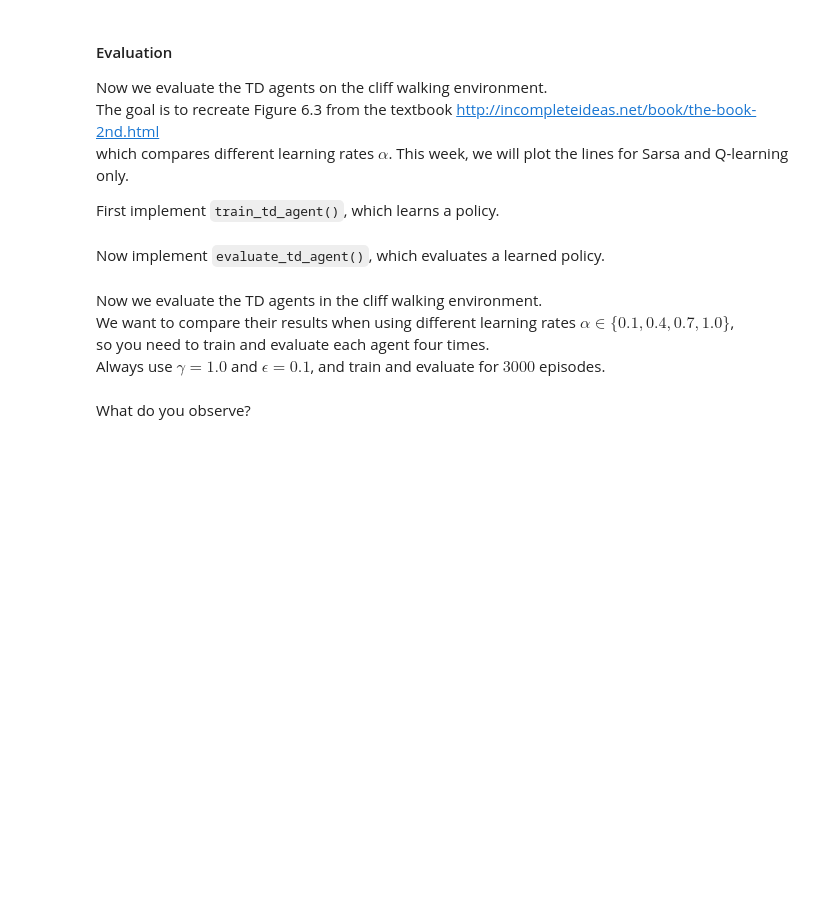
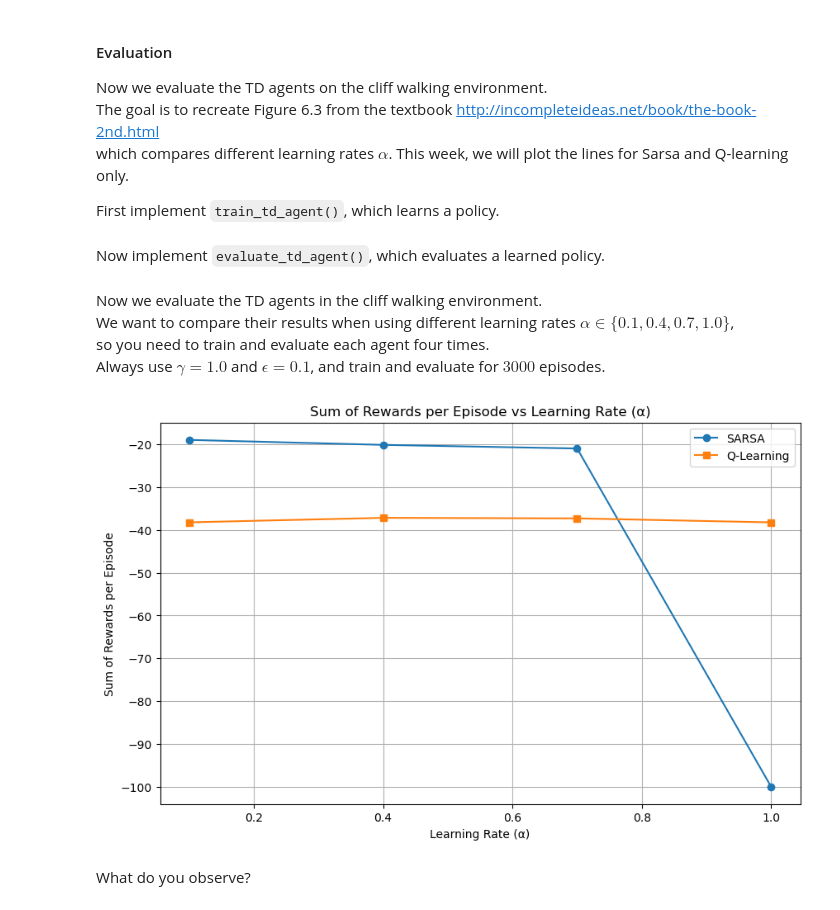
Before and after one commit to dpkass/HHU-Master-Reinforcement-Learning, a Jupyter notebook: Exercises/Exercise 6/td-control.ipynb, the cells around one changed output. Cells and saved outputs as stored; diff of their text form; code cells hidden in the pictures; blank space fills up the shorter version.

```diff
--- a/Exercises/Exercise 6/td-control.ipynb
+++ b/Exercises/Exercise 6/td-control.ipynb
@@ -116,6 +129,10 @@ class QLearningAgent(TDAgent):
         # TODO Calculate the Q-learning target.                               #
         #######################################################################
 
+        target = reward + self.gamma * np.max(self.q[next_state])
+
+        return None, target
+
         #######################################################################
         # End of your code.                                                   #
         #######################################################################
@@ -147,6 +177,18 @@ def evaluate_td_agent(env, agent, num_episodes):
     # episodes and calculating the average sum of rewards per episode.    #
     #######################################################################
 
+    R = 0.0
+    for _ in range(num_episodes):
+        state, _ = env.reset()
+        terminated = False
+
+        while not terminated:
+            action = agent.policy(state)
+            state, reward, terminated = env.transition(state, action)
+            R += reward
+
+    return R / num_episodes
+
     #######################################################################
     # End of your code.                                                   #
     #######################################################################
@@ -158,20 +200,45 @@ Always use $\gamma = 1.0$ and $\epsilon = 0.1$, and train and evaluate for $3000
 # %%
 # Create a cliff walking environment
 env = rl_env.cliff_walking()
-gamma = 1.0    # discount factor
+gamma = 1.0  # discount factor
 epsilon = 0.1  # epsilon-greedy probability
 alphas = [0.1, 0.4, 0.7, 1.0]  # learning rates
 num_train_episodes = 3000  # number of episodes for training
-num_eval_episodes = 3000   # number of episodes for evaluation
+num_eval_episodes = 3000  # number of episodes for evaluation
+
 
 #######################################################################
 # TODO Train and evaluate the two agents as described above. Plot   #
 # the resulting sums of rewards per episode, to recreate Figure 6.3   #
 # from the textbook.                                                  #
 #######################################################################
 
+def R_per_alpha(agent_init):
+    for alpha in alphas:
+        agent = agent_init(env, gamma, epsilon, alpha)
+        train_td_agent(env, agent, num_train_episodes)
+        yield evaluate_td_agent(env, agent, num_eval_episodes)
+
+
+R_sarsa = list(R_per_alpha(SarsaAgent))
+R_q = list(R_per_alpha(QLearningAgent))
+
+plt.figure(figsize=(10, 6))
+plt.plot(alphas, R_sarsa, label='SARSA', marker='o')
+plt.plot(alphas, R_q, label='Q-Learning', marker='s')
+
+# Customize the plot
+plt.title('Sum of Rewards per Episode vs Learning Rate (α)')
+plt.xlabel('Learning Rate (α)')
+plt.ylabel('Sum of Rewards per Episode')
+plt.legend()
+plt.grid()
+plt.show()
+
 #######################################################################
 # End of your code.                                                   #
 #######################################################################
+# %% [output]
+[figure, added]
 # %% [markdown]
 What do you observe?
```
Also changed, not shown: parts of 3 cells of this notebook.
